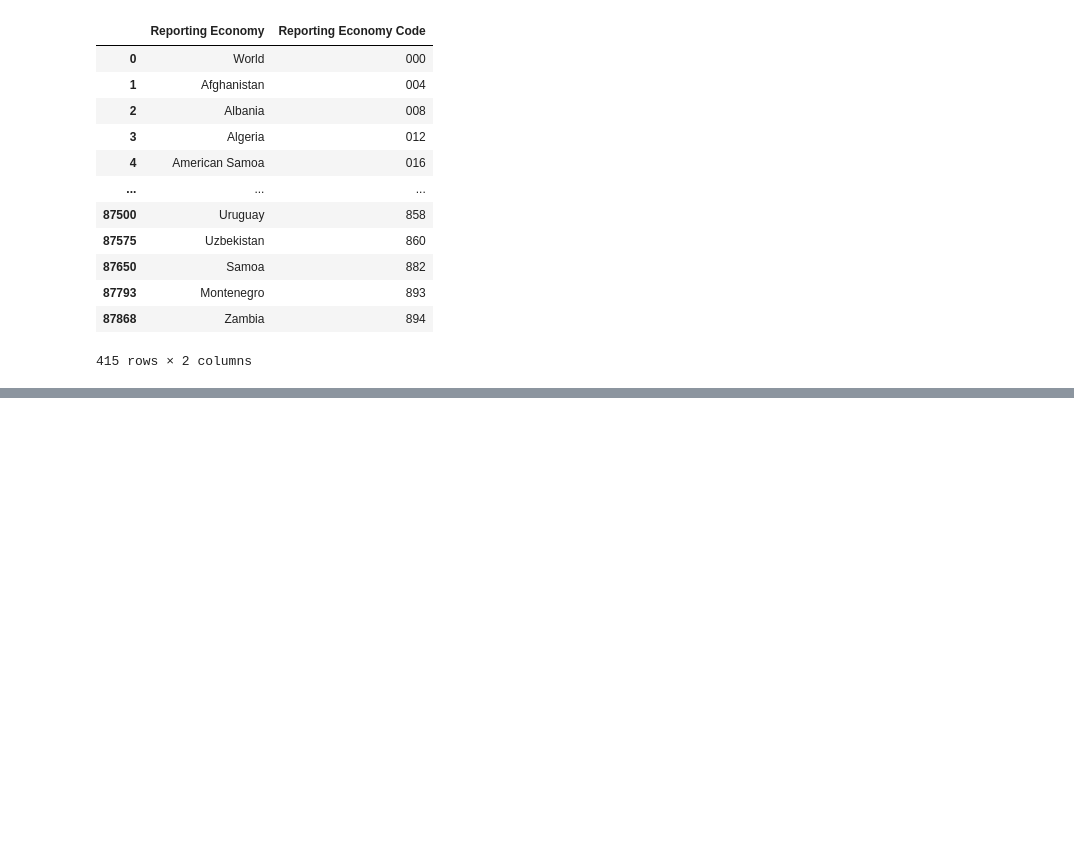
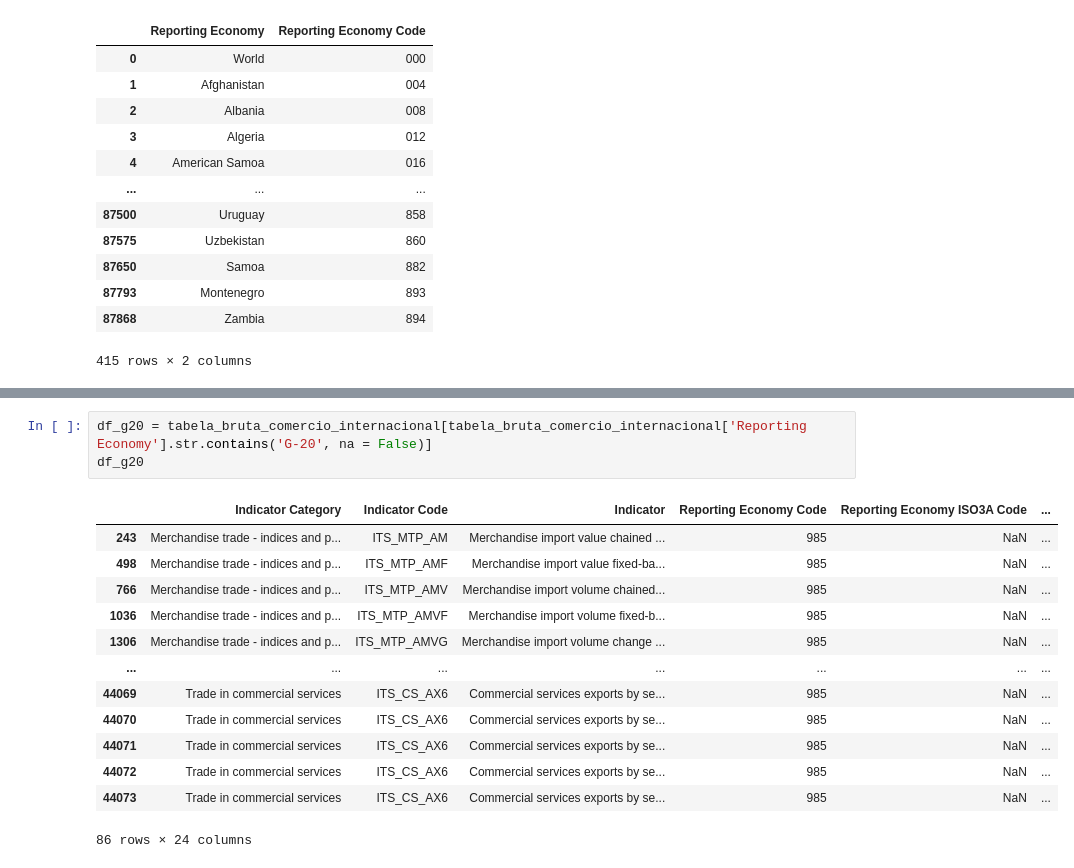
Before and after one commit to PdrNigro/Trabalho-python-world-trade, a Jupyter notebook: Teste_trabalho_py-checkpoint.ipynb, the cells around one changed output, grey strips where cells are left out. Saved outputs shown, nothing was run; the diff lists cells and outputs as text; blank space fills up the shorter version.

```diff
--- a/Teste_trabalho_py-checkpoint.ipynb
+++ b/Teste_trabalho_py-checkpoint.ipynb
@@ -293,0 +295,17 @@ df[['Reporting Economy','Reporting Economy Code']]
+# %%
+df_g20 = tabela_bruta_comercio_internacional[tabela_bruta_comercio_internacional['Reporting Economy'].str.contains('G-20', na = False)]
+df_g20
+# %% [output]
+|  | Indicator Category | Indicator Code | Indicator | Reporting Economy Code | Reporting Economy ISO3A Code | ... |
+| 243 | Merchandise trade - indices and p... | ITS_MTP_AM | Merchandise import value chained ... | 985 | NaN | ... |
+| 498 | Merchandise trade - indices and p... | ITS_MTP_AMF | Merchandise import value fixed-ba... | 985 | NaN | ... |
+| 766 | Merchandise trade - indices and p... | ITS_MTP_AMV | Merchandise import volume chained... | 985 | NaN | ... |
+| 1036 | Merchandise trade - indices and p... | ITS_MTP_AMVF | Merchandise import volume fixed-b... | 985 | NaN | ... |
+| 1306 | Merchandise trade - indices and p... | ITS_MTP_AMVG | Merchandise import volume change ... | 985 | NaN | ... |
+| ... | ... | ... | ... | ... | ... | ... |
+| 44069 | Trade in commercial services | ITS_CS_AX6 | Commercial services exports by se... | 985 | NaN | ... |
+| 44070 | Trade in commercial services | ITS_CS_AX6 | Commercial services exports by se... | 985 | NaN | ... |
+| 44071 | Trade in commercial services | ITS_CS_AX6 | Commercial services exports by se... | 985 | NaN | ... |
+| 44072 | Trade in commercial services | ITS_CS_AX6 | Commercial services exports by se... | 985 | NaN | ... |
+| 44073 | Trade in commercial services | ITS_CS_AX6 | Commercial services exports by se... | 985 | NaN | ... |
+86 rows × 24 columns
```
Also changed, not shown: parts of 11 cells of this notebook.
